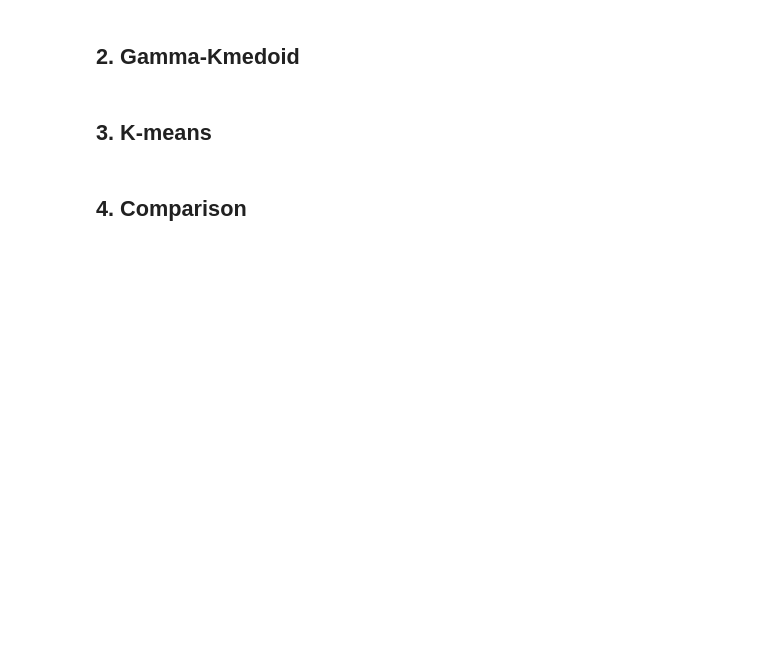
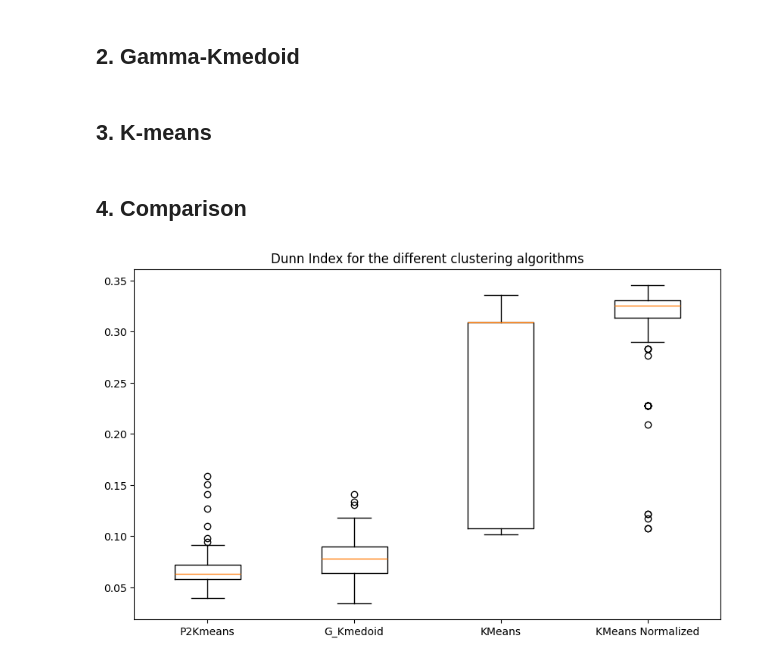
Before and after one commit to R4phou/ulb-master-thesis, a Jupyter notebook: code/src/test_methods.ipynb, the cells around one changed output. Cells and saved outputs as stored; diff of their text form; code cells hidden in the pictures; blank space fills up the shorter version.

```diff
--- a/code/src/test_methods.ipynb
+++ b/code/src/test_methods.ipynb
@@ -38,4 +162,26 @@ data = data.loc[all_groups]
 # %% [markdown]
 ## 3. K-means
+# %%
+def KMeans_normal(data, k):
+    from tslearn.clustering import TimeSeriesKMeans
+
+    n_clusters = 3
+
+
+    n_samples = data.shape[0]
+    n_features = data.shape[1]
+
+    formatted_data = np.stack([np.stack(data.iloc[:, i].values) for i in range(n_features)], axis=-1)
+
+    names = data.index
+    names_formatted = [name for name in names]
+
+    km = TimeSeriesKMeans(n_clusters=n_clusters, metric="euclidean", max_iter=5).fit(formatted_data)
+
+    clusters = [[] for _ in range(n_clusters)]
+    for i in range(n_samples):
+        clusters[km.labels_[i]].append(names_formatted[i])
+
+    return clusters
 # %% [markdown]
 ## 4. Comparison
@@ -41,0 +239,20 @@ data = data.loc[all_groups]
+# %%
+def analyze_results(dunn_p2kmeans, dunn_gkm, dunn_km, dunn_km_norm):
+    """
+    Analyze the results of the clustering algorithms
+    """
+    dunn_p2kmeans = np.array(dunn_p2kmeans)
+    dunn_gkm = np.array(dunn_gkm)
+    dunn_km = np.array(dunn_km)
+    dunn_km_norm = np.array(dunn_km_norm)
+
+    # Plot boxplots for each algorithm (on the same plot)
+    plt.figure(figsize=(10, 6))
+
+    plt.boxplot([dunn_p2kmeans, dunn_gkm, dunn_km, dunn_km_norm], labels=["P2Kmeans", "G_Kmedoid", "KMeans", "KMeans Normalized"])
+    plt.title("Dunn Index for the different clustering algorithms")
+    plt.show()
+
+analyze_results(dunn_p2kmeans, dunn_gkm, dunn_km, dunn_km_norm)
+# %% [output]
+[figure, added]
```
Also changed, not shown: parts of 6 cells of this notebook, 1 other file.
